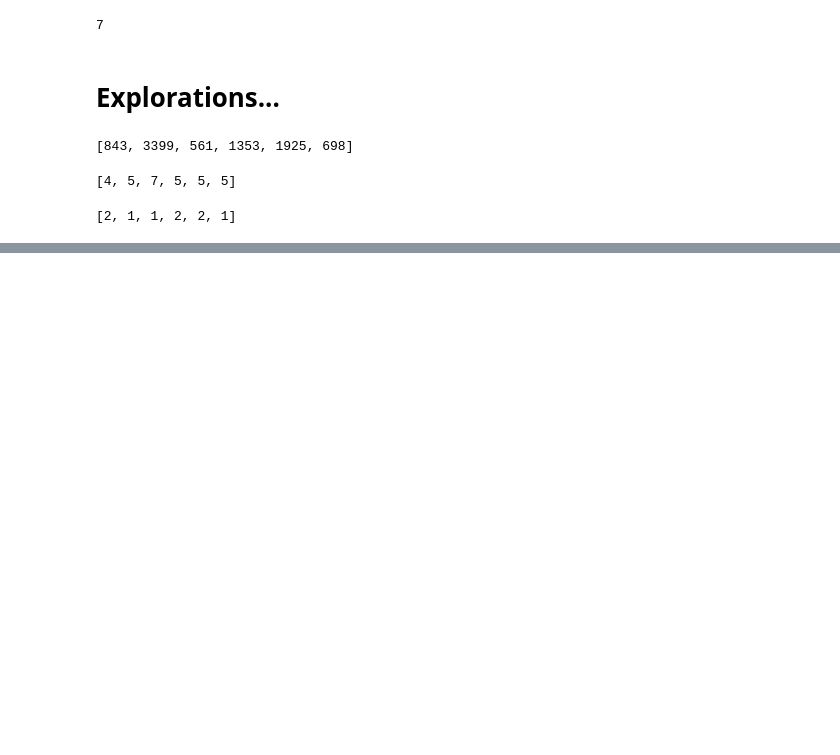
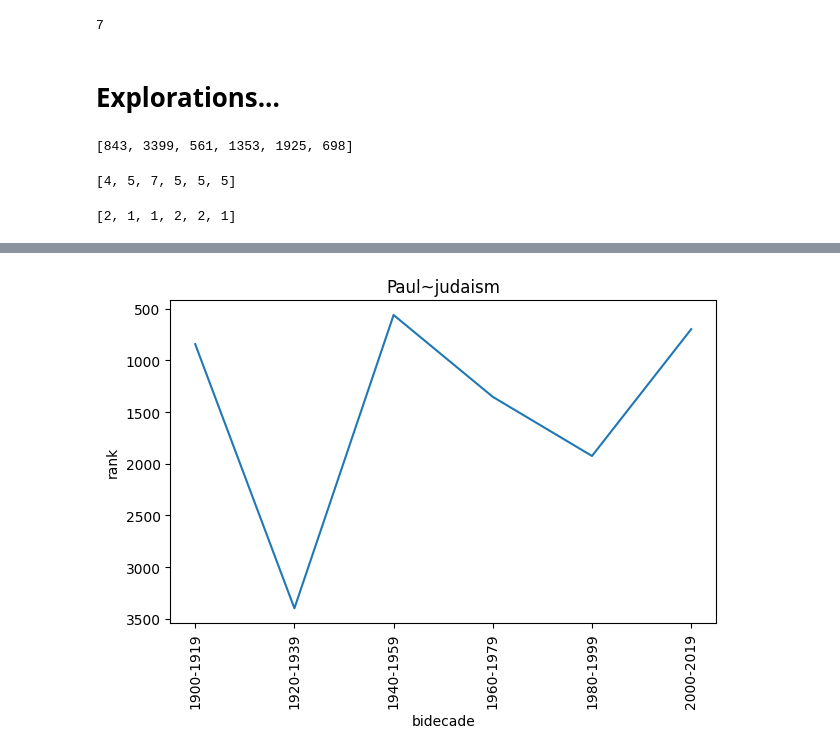
Before and after one commit to kasev/mops, a Jupyter notebook: scripts/exploring-matrices.ipynb, the cells around one changed output, grey strips where cells are left out. Drawn from its saved outputs; the diff is of its cells as text; code cells hidden in the pictures; blank space fills up the shorter version.

Commit message:
plotting function

```diff
--- a/scripts/exploring-matrices.ipynb
+++ b/scripts/exploring-matrices.ipynb
@@ -121,7 +121,13 @@ position_by_bidecade("Paul", "Apostle")
 [2, 1, 1, 2, 2, 1]
 # %%
 
-fig, ax = plt.subplots(tight_layout=True)
-ax.plot(position_by_bidecade("Paul", "Apostle"))
-ax.set_xticks(range(6))
-ax.set_xticklabels(bidecades_list, rotation=90)
+def plot_postion_by_bidecade(term1, term2):
+  fig, ax = plt.subplots(tight_layout=True)
+  ax.plot(position_by_bidecade(term1, term2))
+  ax.set_title(term1+"~"+term2)
+  ax.set_xticks(range(6))
+  ax.set_xticklabels(bidecades_list, rotation=90)
+  ax.invert_yaxis()
+  ax.set_xlabel("bidecade")
+  ax.set_ylabel("rank")
+  return fig
@@ -132,2 +134,6 @@ ax.set_xticklabels(bidecades_list, rotation=90)
+# %%
+fig = plot_postion_by_bidecade("Paul", "judaism")
+# %% [output]
+[figure, added]
 # %%
 download_figure(fig)
```
Also changed, not shown: parts of 2 cells of this notebook.
